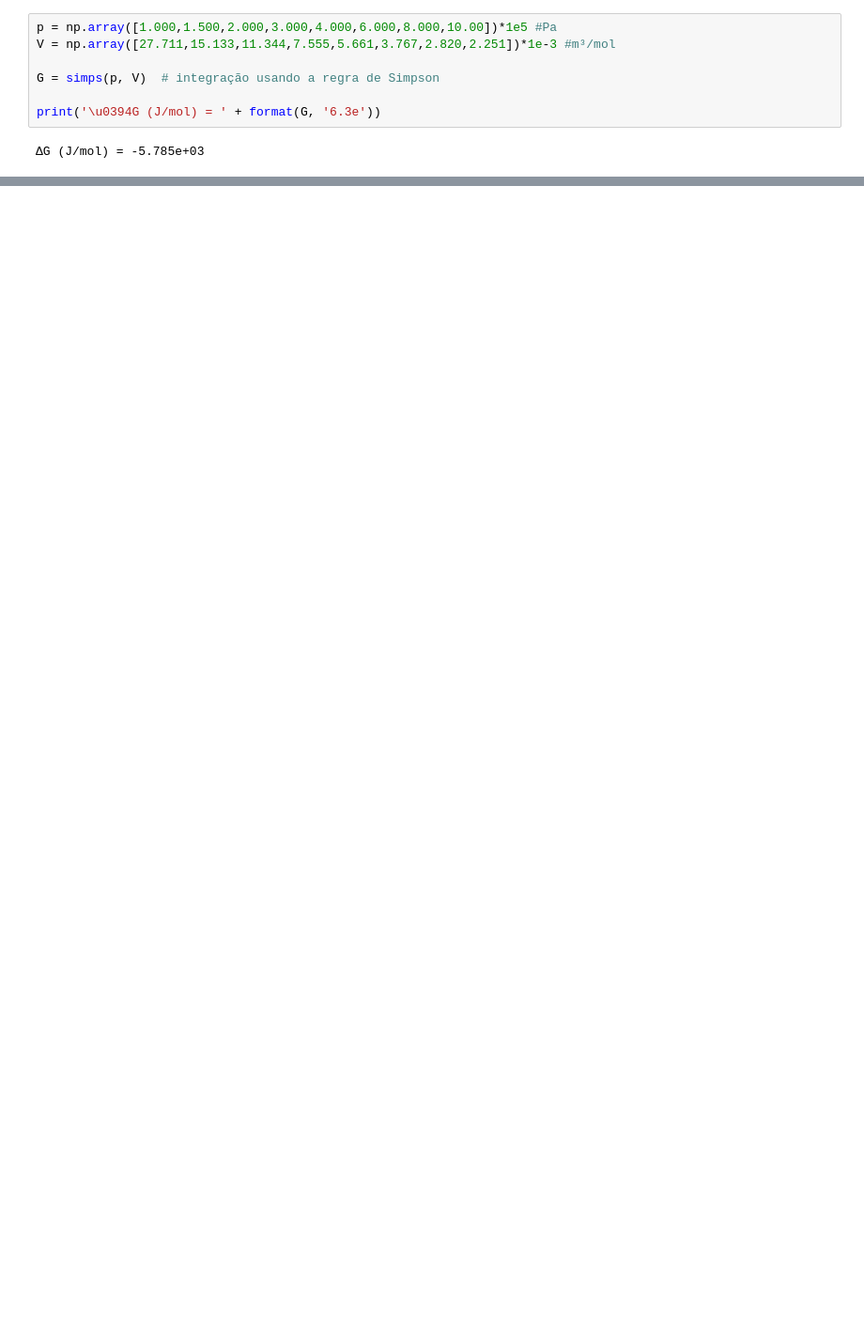
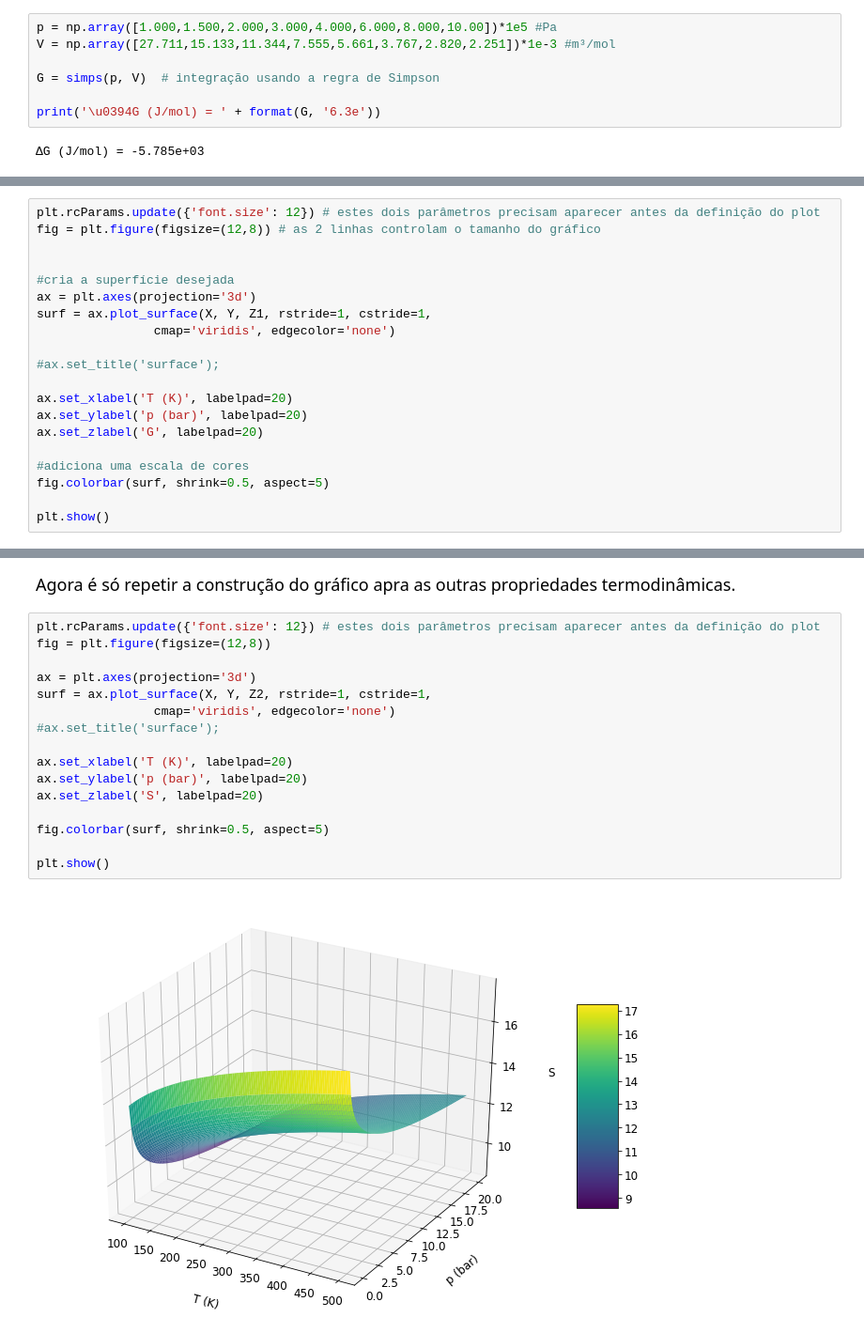
Before and after one commit to leobap01/ebook-fisico-quimica, a Jupyter notebook: _sources/energia_livre.ipynb, the cells around one changed output, grey strips where cells are left out. Shown: that part at 94% size. Saved outputs shown, nothing was run; the diff lists cells and outputs as text; blank space fills up the shorter version.

```diff
--- a/_sources/energia_livre.ipynb
+++ b/_sources/energia_livre.ipynb
@@ -40,0 +119,20 @@ print('\u0394G (J/mol) = ' + format(G, '6.3e'))
+# %%
+plt.rcParams.update({'font.size': 12}) # estes dois parâmetros precisam aparecer antes da definição do plot
+fig = plt.figure(figsize=(12,8)) # as 2 linhas controlam o tamanho do gráfico
+
+
+#cria a superfície desejada
+ax = plt.axes(projection='3d')
+surf = ax.plot_surface(X, Y, Z1, rstride=1, cstride=1,
+                cmap='viridis', edgecolor='none')
+
+#ax.set_title('surface');
+
+ax.set_xlabel('T (K)', labelpad=20)
+ax.set_ylabel('p (bar)', labelpad=20)
+ax.set_zlabel('G', labelpad=20)
+
+#adiciona uma escala de cores
+fig.colorbar(surf, shrink=0.5, aspect=5)
+
+plt.show()
@@ -40,0 +143,20 @@ print('\u0394G (J/mol) = ' + format(G, '6.3e'))
+# %% [markdown]
+<font size = 4> Agora é só repetir a construção do gráfico apra as outras propriedades termodinâmicas. <font>
+# %%
+plt.rcParams.update({'font.size': 12}) # estes dois parâmetros precisam aparecer antes da definição do plot
+fig = plt.figure(figsize=(12,8))
+
+ax = plt.axes(projection='3d')
+surf = ax.plot_surface(X, Y, Z2, rstride=1, cstride=1,
+                cmap='viridis', edgecolor='none')
+#ax.set_title('surface');
+
+ax.set_xlabel('T (K)', labelpad=20)
+ax.set_ylabel('p (bar)', labelpad=20)
+ax.set_zlabel('S', labelpad=20)
+
+fig.colorbar(surf, shrink=0.5, aspect=5)
+
+plt.show()
+# %% [output]
+[figure, added]
```
Also changed, not shown: parts of 21 cells of this notebook, 35 other files.
